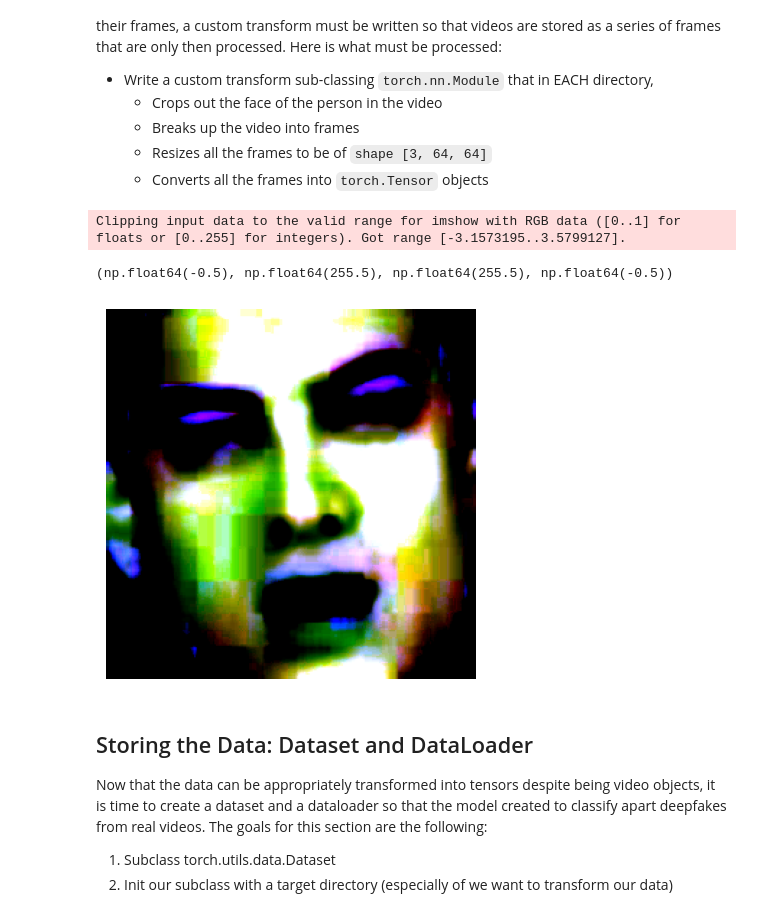
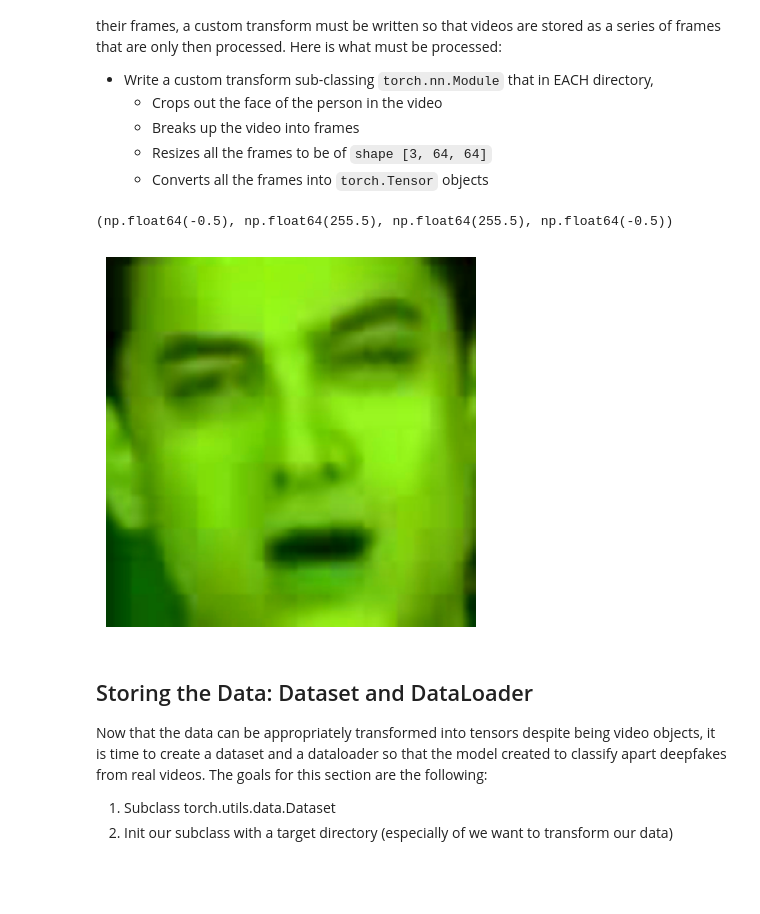
Before and after one commit to ByteBangshu/VideoDeepfakeDetector, a Jupyter notebook: code/data_processing.ipynb, the cells around one changed output. Cells and saved outputs as stored; diff of their text form; code cells hidden in the pictures; blank space fills up the shorter version.

```diff
--- a/code/data_processing.ipynb
+++ b/code/data_processing.ipynb
@@ -43,13 +149,16 @@ Because videos are large and very difficult to process, they will be converted b
 # %%
 import matplotlib.pyplot as plt
 from torchcodec.decoders import VideoDecoder
+import torch
 
-vd = VideoDecoder("data/CelebDF(v2)/test/real/id0_0000.mp4")
+D = torch.device("cuda") if torch.cuda.is_available() else "cpu"
+
+vd = VideoDecoder("/content/data/data/CelebDF(v2)/test/real/id0_0000.mp4", device="cuda")
 i = 0
 for frame in vd:  # type: ignore
     image = frame # Get one frame of the video to work with...
     break
-plt.imshow(image.permute(1, 2, 0))
+plt.imshow(image.cpu().permute(1, 2, 0).numpy())
 plt.axis(False)
 print(image.shape)
 # %% [output]
@@ -73,22 +182,15 @@ from torchcodec.decoders import VideoDecoder
 # Custom transform to crop out the face in every given frame...
 class CropFaceOutOfImage(nn.Module):
     def forward(self, img):
-        image = torch.tensor(img).permute(1, 2, 0).numpy()
+        image = img.detach().clone().permute(1, 2, 0).cpu().numpy()
         locations = face_recognition.face_locations(img=image)[0]
         # TODO: Error line above
         top, right, bottom, left = locations[0], locations[1], locations[2], locations[3]
         # Apply transforms
-        image = v2.functional.to_pil_image(pic=image)
+        image = v2.functional.to_pil_image(pic=img)
         image = v2.functional.crop(inpt=image, top=top, left=left, height=abs(top-bottom),
                            width=abs(right-left))
         return image
-
-# Custom transform to normalize a given image/frame
-class CalculateMeanStdAndNormalize(nn.Module):
-    def forward(self, img: torch.Tensor) -> torch.Tensor:
-        # Calculate mean and standard deviation (std) of the image
-        average, st_dev = img.mean([1, 2]), img.std([1, 2])
-        return v2.functional.normalize(inpt=img, mean=average, std=st_dev, inplace=True) # type: ignore
 
 # Custom transform that applies all preprocessing needed for dataset/dataloader creation
 # Includes CropFaceOutOfImage()
@@ -105,7 +207,7 @@ class PreprocessVideos(nn.Module):
             # Using the following compose to replace deprecated v2.ToTensor() transform
             v2.Compose([v2.ToImage(), v2.ToDtype(torch.float32, scale=True)]),
             # Then, normalize...
-            CalculateMeanStdAndNormalize()
+            v2.Normalize(mean=[0.0, 0.0, 0.0], std=[1.0, 1.0, 1.0], inplace=True)
             ])
 
     def forward(self, video: VideoDecoder) -> torch.Tensor:
@@ -119,17 +221,16 @@ class PreprocessVideos(nn.Module):
 # %%
 # Test the transforms method, and debug using cell output.
 import matplotlib.pyplot as plt
-video = VideoDecoder("data/CelebDF(v2)/test/real/id0_0000.mp4")
+video = VideoDecoder("/content/data/data/CelebDF(v2)/test/real/id0_0000.mp4", device="cuda")
 transform = PreprocessVideos()
 result_video = transform(video)
 result: torch.Tensor = result_video
 result = result.permute(1, 2, 3, 0)
 plt.imshow(result[0])
 plt.axis(False)
 # %% [output]
-Clipping input data to the valid range for imshow with RGB data ([0..1] for floats or [0..255] for integers). Got range [-3.1573195..3.5799127].
+(np.float64(-0.5), np.float64(255.5), np.float64(255.5), np.float64(-0.5))
-(np.float64(-0.5), np.float64(255.5), np.float64(255.5), np.float64(-0.5))
-[figure, old version]
+[figure, new version]
 # %%
 import os
 from typing import Dict, List, Tuple
```
Also changed, not shown: parts of 11 cells of this notebook.
